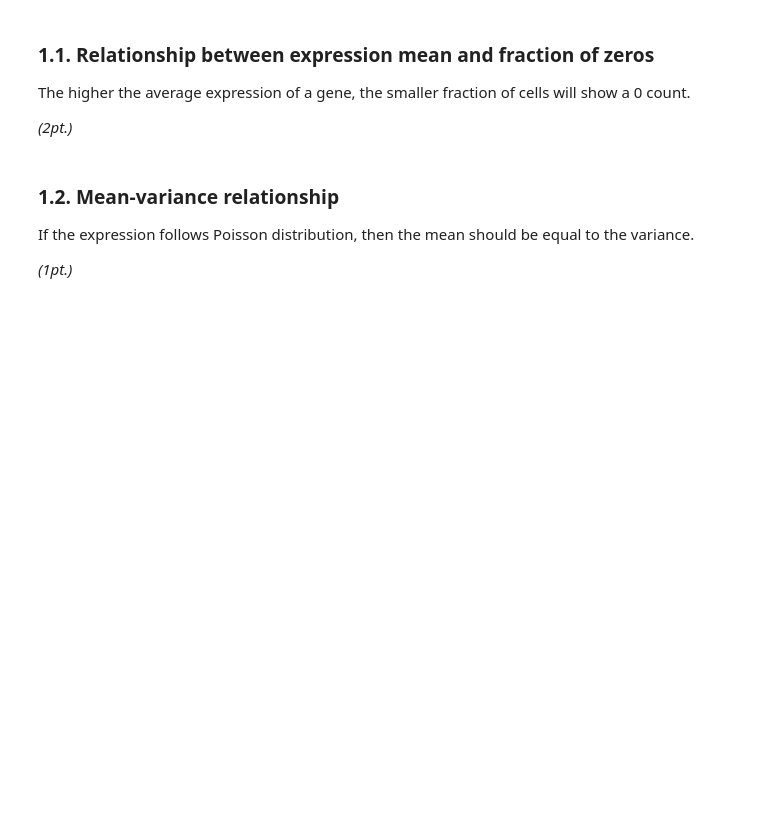
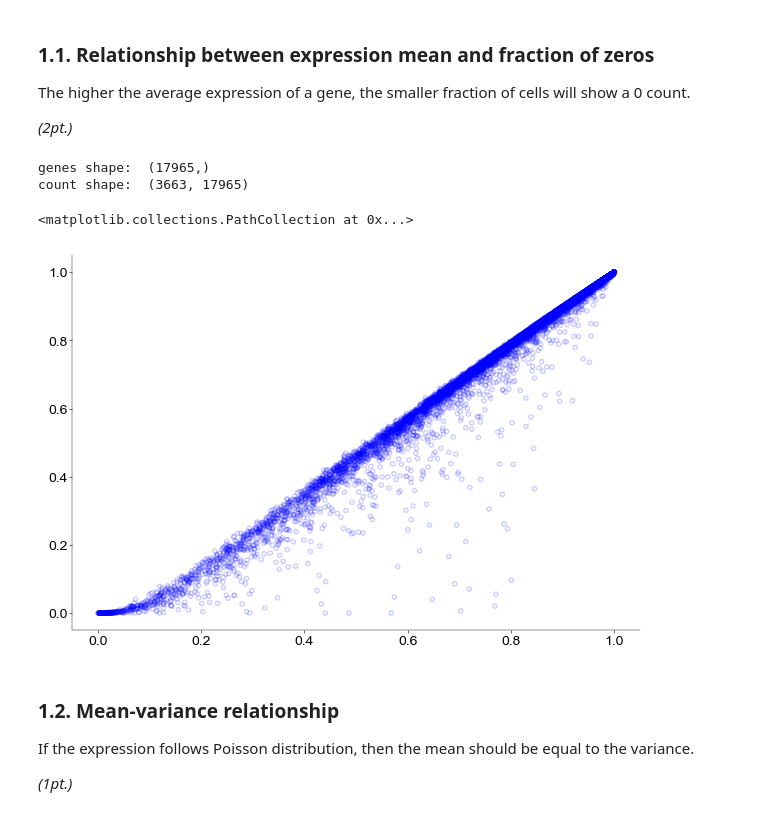
Before and after one commit to atimcenko/tu-neural-data-science, a Jupyter notebook: notebooks/CodingLab7_Alex.ipynb, the cells around one changed output. Drawn from its saved outputs; the diff is of its cells as text; code cells hidden in the pictures; blank space fills up the shorter version.

```diff
--- a/notebooks/CodingLab7_Alex.ipynb
+++ b/notebooks/CodingLab7_Alex.ipynb
@@ -143,6 +155,12 @@ The higher the average expression of a gene, the smaller fraction of cells will
 
 
 _(2pt.)_
+# %%
+print("genes shape: ", genes.shape)
+print("count shape: ", counts.shape)
+# %% [output]
+genes shape:  (17965,)
+count shape:  (3663, 17965)
 # %%
 # ------------------------------------------------------
 # Compute actual and predicted gene expression (1.5 pts)
@@ -150,17 +168,31 @@ _(2pt.)_
 
 # Compute the average expression for each gene
 # Compute the fraction of zeros for each gene
+
+n_cells, n_genes = counts.shape
+
+mean_expression = counts.mean(axis=0)
+frac_zeros_true = (counts == 0).astype(int).sum(axis=0) / n_cells
 # %%
 # Compute the Poisson prediction
 
 # (what is the expected fraction of zeros in a Poisson distribution with a given mean?)
+frac_zeros_pred = stats.poisson(mu=mean_expression).pmf(0)
 # %%
 # --------------------------------------------------
 # plot the data and the Poisson prediction (0.5 pts)
 # --------------------------------------------------
 
 fig, ax = plt.subplots(figsize=(6, 4))
-# add plot
+
+ax.scatter(frac_zeros_true,
+           frac_zeros_pred, facecolor='none', edgecolor='b', alpha=0.2)
+
+# ax.set_xscale('log')
+# ax.set_yscale('log')
+# %% [output]
+<matplotlib.collections.PathCollection at 0x...>
+[figure, added]
 # %% [markdown]
 ### 1.2. Mean-variance relationship
 
```
Also changed, not shown: parts of 22 cells of this notebook.
